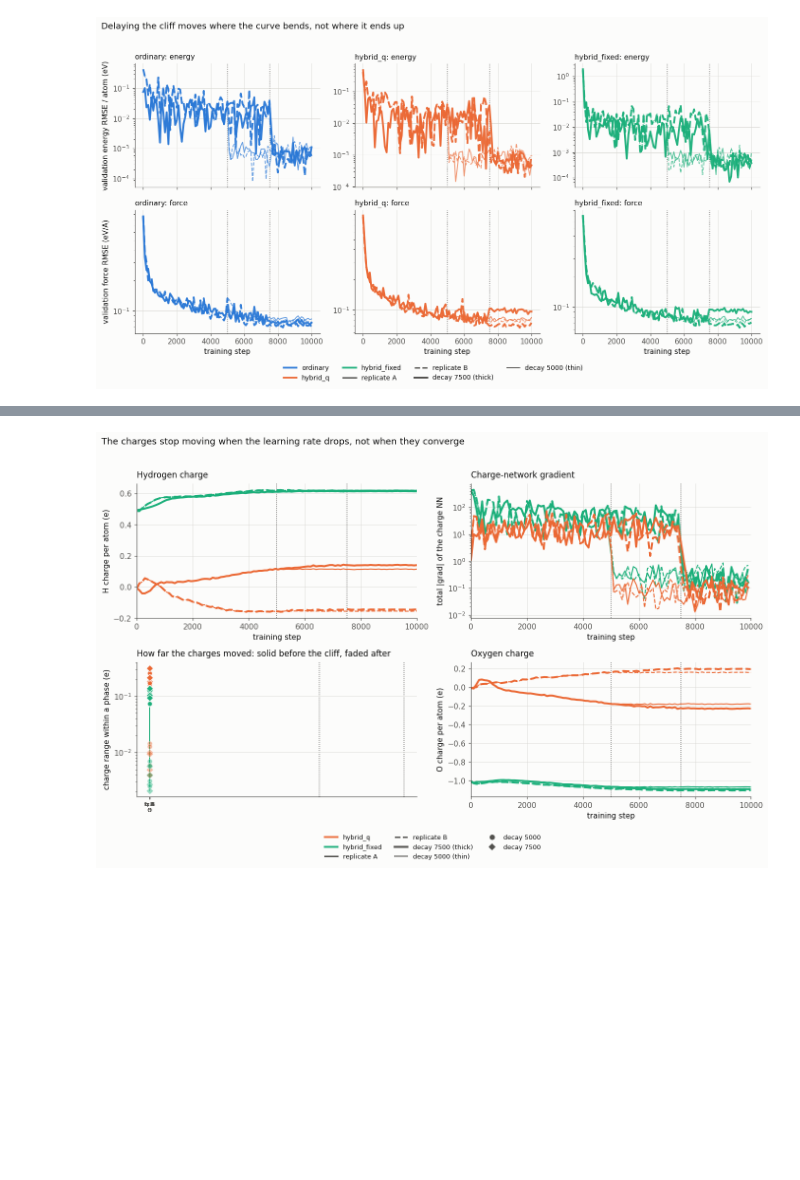
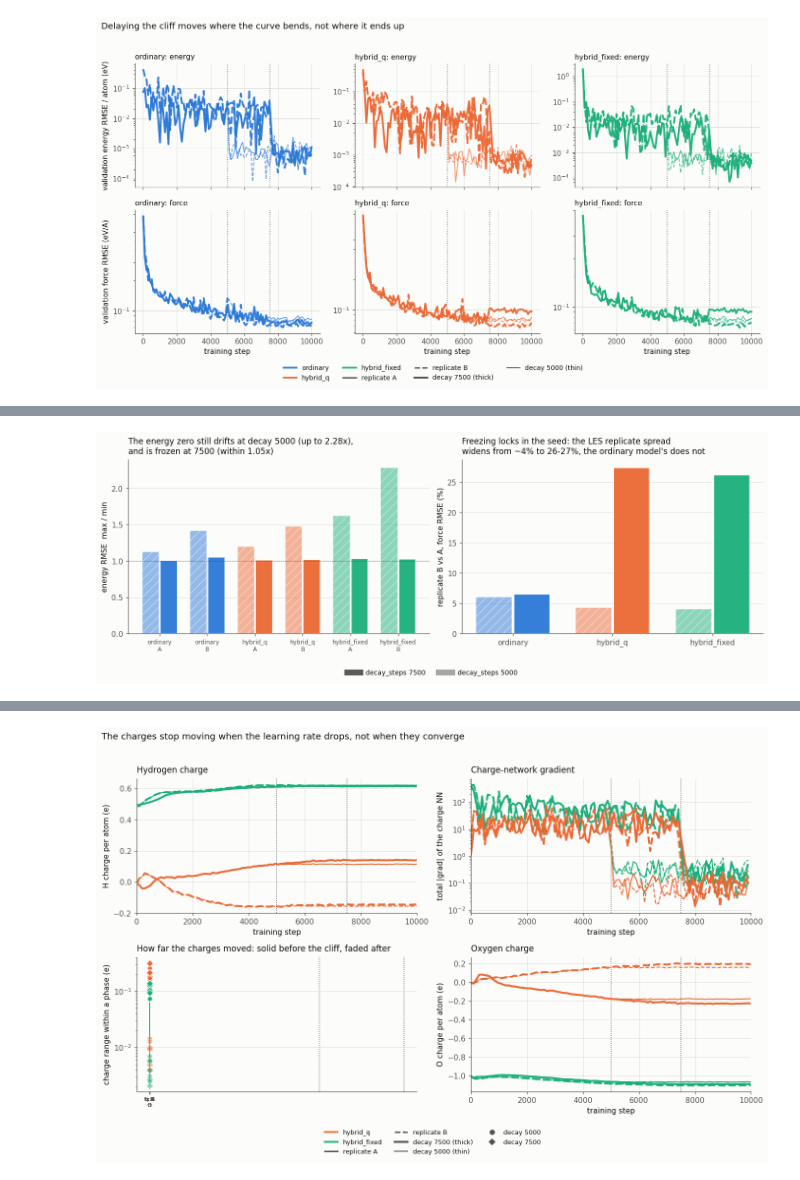
Before and after one commit to MeiShuDU/deepmd-les, a Jupyter notebook: DeePMD-kit-FastLearn/01.train/rerun/LES_analysis.ipynb, the cells around one changed output, grey strips where cells are left out. Cells and saved outputs as stored; diff of their text form; code cells hidden in the pictures; blank space fills up the shorter version.

```diff
--- a/DeePMD-kit-FastLearn/01.train/rerun/LES_analysis.ipynb
+++ b/DeePMD-kit-FastLearn/01.train/rerun/LES_analysis.ipynb
@@ -551,0 +562,81 @@ plt.show()
+# %%
+def sweep(path, decay):
+    d = pd.read_csv(path, sep="\t")
+    d["decay"] = decay
+    return d
+
+
+sw = pd.concat([sweep(HERE / "sweep_valid.tsv", 5000),
+                sweep(HERE / "sweep_valid_d7500.tsv", 7500)])
+# The matched window: the only steps where both schedules are past their cliff.
+win = sw[sw.step.between(8000, 10000)].sort_values(["run", "decay", "step"])
+runs = [(m, s) for m in MODELS for s in SEEDS]
+
+stab = win.groupby(["run", "model", "rep", "decay"]).agg(
+    e_lo=("rmse_e_peratom", "min"), e_hi=("rmse_e_peratom", "max"),
+    f_first=("rmse_f", "first"), f_last=("rmse_f", "last")).reset_index()
+stab["e_ratio"] = stab.e_hi / stab.e_lo            # energy-zero drift
+stab["f_drift"] = 100 * (stab.f_last / stab.f_first - 1)
+
+# Replicate B's final-checkpoint force RMSE relative to A, as a magnitude: how
+# far apart the two seeds land. This is what widens when the run freezes.
+last = win[win.step == 10000].pivot_table(
+    index="model", columns=["decay", "rep"], values="rmse_f")
+spread = pd.DataFrame({d: (100 * (last[d]["B"] / last[d]["A"] - 1)).abs()
+                       for d in DECAYS})
+
+fig, axes = plt.subplots(1, 2, figsize=(12.8, 4.6))
+ax = axes[0]
+x = np.arange(len(runs))
+for k, dec in enumerate(DECAYS):
+    sel = [stab[(stab.model == m) & (stab.rep == s)
+                & (stab.decay == dec)].iloc[0] for m, s in runs]
+    ax.bar(x + (k - 0.5) * 0.38, [r.e_ratio for r in sel], width=0.36,
+           color=[COLOR[m] for m, s in runs],
+           alpha=0.95 if dec == 7500 else 0.5,
+           hatch=None if dec == 7500 else "//",
+           edgecolor=SURFACE, linewidth=1.4)
+ax.axhline(1.0, color=INK2, lw=0.9, ls=":")
+ax.set_xticks(x)
+ax.set_xticklabels([f"{m}\n{s}" for m, s in runs], fontsize=8)
+ax.set_ylabel("energy RMSE  max / min")
+ax.set_title("The energy zero still drifts at decay 5000 (up to 2.28x),\n"
+             "and is frozen at 7500 (within 1.05x)",
+             loc="left", fontsize=11, pad=8)
+ax.grid(True, axis="y", alpha=0.9)
+ax.set_axisbelow(True)
+
+ax = axes[1]
+x = np.arange(len(MODELS))
+for k, dec in enumerate(DECAYS):
+    ax.bar(x + (k - 0.5) * 0.38, [spread.loc[m, dec] for m in MODELS], width=0.36,
+           color=[COLOR[m] for m in MODELS],
+           alpha=0.95 if dec == 7500 else 0.5,
+           hatch=None if dec == 7500 else "//",
+           edgecolor=SURFACE, linewidth=1.4)
+ax.axhline(0.0, color=INK2, lw=0.9, ls=":")
+ax.set_xticks(x)
+ax.set_xticklabels(MODELS)
+ax.set_ylabel("replicate B vs A, force RMSE (%)")
+ax.set_title("Freezing locks in the seed: the LES replicate spread\n"
+             "widens from ~4% to 26-27%, the ordinary model's does not",
+             loc="left", fontsize=11, pad=8)
+ax.grid(True, axis="y", alpha=0.9)
+ax.set_axisbelow(True)
+
+fig.legend(handles=[Line2D([], [], color=INK2, lw=8, alpha=0.95,
+                           label="decay_steps 7500"),
+                    Line2D([], [], color=INK2, lw=8, alpha=0.5,
+                           label="decay_steps 5000")],
+           loc="lower center", ncol=2, fontsize=9, bbox_to_anchor=(0.5, -0.04))
+fig.tight_layout(rect=(0, 0.05, 1, 1))
+plt.show()
+
+print("stability over steps 8000-10000:")
+print(stab[["model", "rep", "decay", "e_ratio", "f_drift"]].to_string(
+    index=False, float_format=lambda v: f"{v:+.3f}"))
+print()
+print("replicate spread in force RMSE at the final checkpoint, %:")
+print(spread.to_string(float_format=lambda v: f"{v:+.1f}"))
+# %% [output]
+[figure, added]
```
Also changed, not shown: parts of 6 cells of this notebook, 1 other file.
